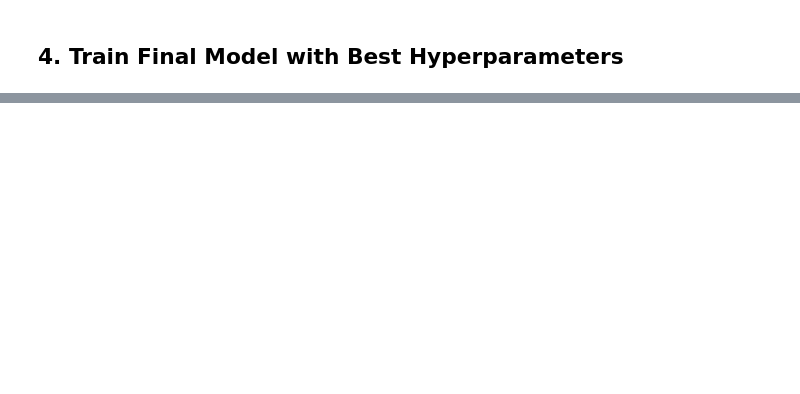
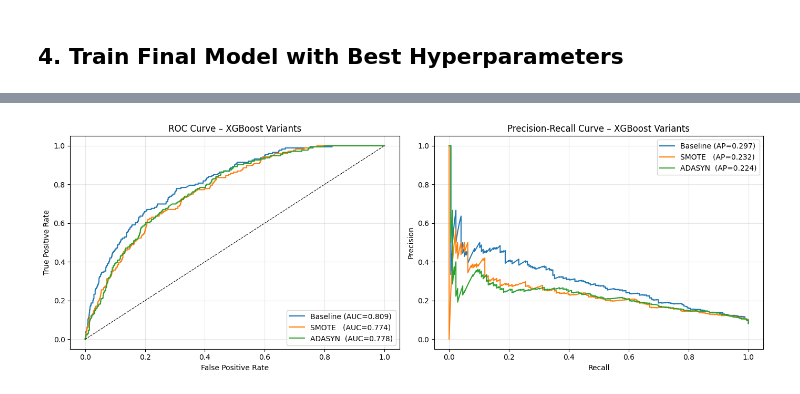
Before and after one commit to kangyuj0531/dsc180a-prism-data, a Jupyter notebook: models/xgboost.ipynb, the cells around one changed output, grey strips where cells are left out. Drawn from its saved outputs; the diff is of its cells as text; code cells hidden in the pictures; blank space fills up the shorter version.

Commit message:
added features to improve model performance

```diff
--- a/models/xgboost.ipynb
+++ b/models/xgboost.ipynb
@@ -185,0 +191,20 @@ Best val AUC   : 0.3196
+# %%
+# ── Evaluate Baseline Model on Test Set ──────────────────────────────────────
+t0 = time.time()
+y_prob_base = booster.predict(dtest)
+scoring_time_base = time.time() - t0
+
+roc_auc_base = roc_auc_score(y_test, y_prob_base)
+ap_base = average_precision_score(y_test, y_prob_base)
+
+print(f'Baseline XGBoost  –  Test Results')
+print(f'  Train AUC         : {train_auc_base:.4f}')
+print(f'  Val AUC           : {val_auc_base:.4f}')
+print(f'  ROC-AUC (test)    : {roc_auc_base:.4f}')
+print(f'  Average Precision : {ap_base:.4f}')
+print(f'  Training time     : {training_time:.2f}s')
+print(f'  Scoring time      : {scoring_time_base:.4f}s')
+
+y_pred_base = (y_prob_base >= 0.5).astype(int)
+print('\nClassification Report:')
+print(classification_report(y_test, y_pred_base))
@@ -185,0 +455,72 @@ Best val AUC   : 0.3196
+# %%
+# ── Summary Table ─────────────────────────────────────────────────────────────
+results = pd.DataFrame({
+    'Method':          ['Baseline', 'SMOTE', 'ADASYN'],
+    'Train AUC':       [train_auc_base, train_auc_sm, train_auc_ad],
+    'Val AUC':         [val_auc_base,   val_auc_sm,   val_auc_ad],
+    'Test ROC-AUC':    [roc_auc_base,   roc_auc_sm,   roc_auc_ad],
+    'Avg Precision':   [ap_base,        ap_sm,         ap_ad],
+    'Train Time (s)':  [training_time,  training_time_sm, training_time_ad],
+    'Score Time (s)':  [scoring_time_base, scoring_time_sm, scoring_time_ad],
+})
+print(results.to_string(index=False))
+
+# ── ROC + PR Curves ───────────────────────────────────────────────────────────
+fig, axes = plt.subplots(1, 2, figsize=(14, 5))
+
+combos = [
+    (y_prob_base, f'Baseline (AUC={roc_auc_base:.3f})', f'Baseline (AP={ap_base:.3f})', '#1f77b4'),
+    (y_prob_sm,   f'SMOTE   (AUC={roc_auc_sm:.3f})',   f'SMOTE   (AP={ap_sm:.3f})',   '#ff7f0e'),
+    (y_prob_ad,   f'ADASYN  (AUC={roc_auc_ad:.3f})',   f'ADASYN  (AP={ap_ad:.3f})',   '#2ca02c'),
+]
+
+for y_prob, roc_label, pr_label, color in combos:
+    fpr, tpr, _ = roc_curve(y_test, y_prob)
+    axes[0].plot(fpr, tpr, label=roc_label, color=color)
+
+    prec, rec, _ = precision_recall_curve(y_test, y_prob)
+    axes[1].plot(rec, prec, label=pr_label, color=color)
+
+axes[0].plot([0, 1], [0, 1], 'k--', lw=0.8)
+axes[0].set(xlabel='False Positive Rate', ylabel='True Positive Rate',
+            title='ROC Curve – XGBoost Variants')
+axes[0].legend(loc='lower right')
+axes[0].grid(alpha=0.3)
+
+axes[1].set(xlabel='Recall', ylabel='Precision',
+            title='Precision-Recall Curve – XGBoost Variants')
+axes[1].legend(loc='upper right')
+axes[1].grid(alpha=0.3)
+
+plt.tight_layout()
+plt.show()
+
+# ── AUC Comparison Bar Chart ──────────────────────────────────────────────────
+fig, ax = plt.subplots(figsize=(9, 4))
+x = np.arange(3)
+width = 0.22
+colors = ['#1f77b4', '#ff7f0e', '#2ca02c', '#d62728']
+
+bars = [
+    ax.bar(x - width,     results['Train AUC'],    width, label='Train AUC',    color=colors[0]),
+    ax.bar(x,             results['Val AUC'],       width, label='Val AUC',      color=colors[1]),
+    ax.bar(x + width,     results['Test ROC-AUC'], width, label='Test ROC-AUC', color=colors[2]),
+    ax.bar(x + 2*width,   results['Avg Precision'], width, label='Avg Precision', color=colors[3]),
+]
+
+ax.set_xticks(x + width / 2)
+ax.set_xticklabels(results['Method'])
+ax.set_ylim(0, 1)
+ax.set_ylabel('Score')
+ax.set_title('Train / Val / Test AUC and Average Precision by Imbalance Strategy')
+ax.legend(loc='lower right')
+ax.grid(axis='y', alpha=0.3)
+
+for bar_group in bars:
+    for bar in bar_group:
+        ax.text(bar.get_x() + bar.get_width() / 2, bar.get_height() + 0.005,
+                f'{bar.get_height():.3f}', ha='center', va='bottom', fontsize=7)
+
+plt.tight_layout()
+plt.show()
+# %% [output]
@@ -185,0 +531 @@ Best val AUC   : 0.3196
+[figure, added]
```
Also changed, not shown: parts of 11 cells of this notebook, 9 other files.
